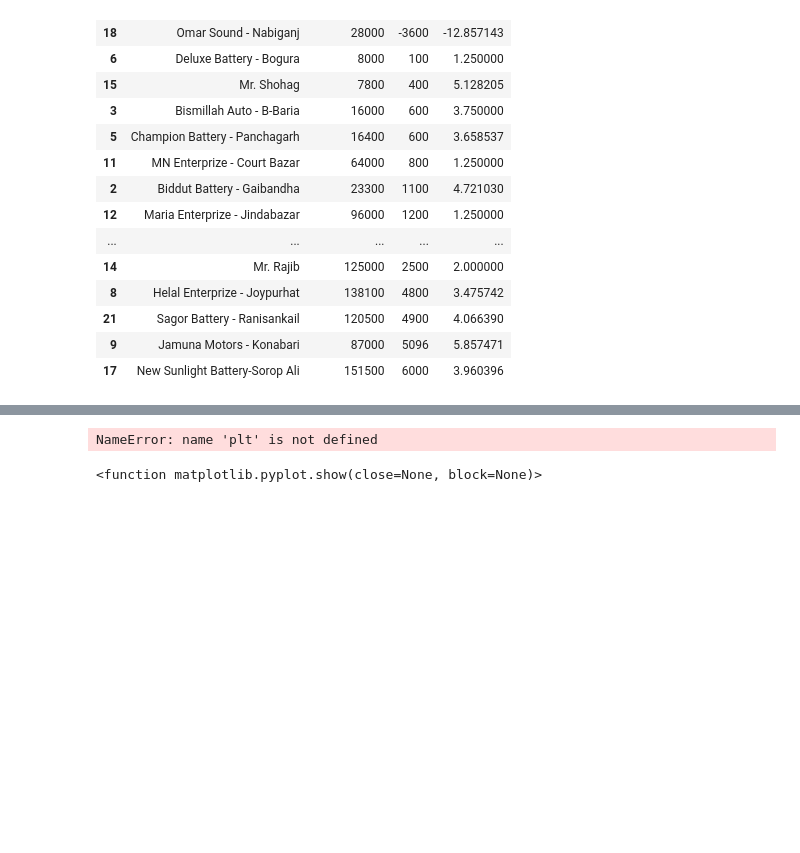
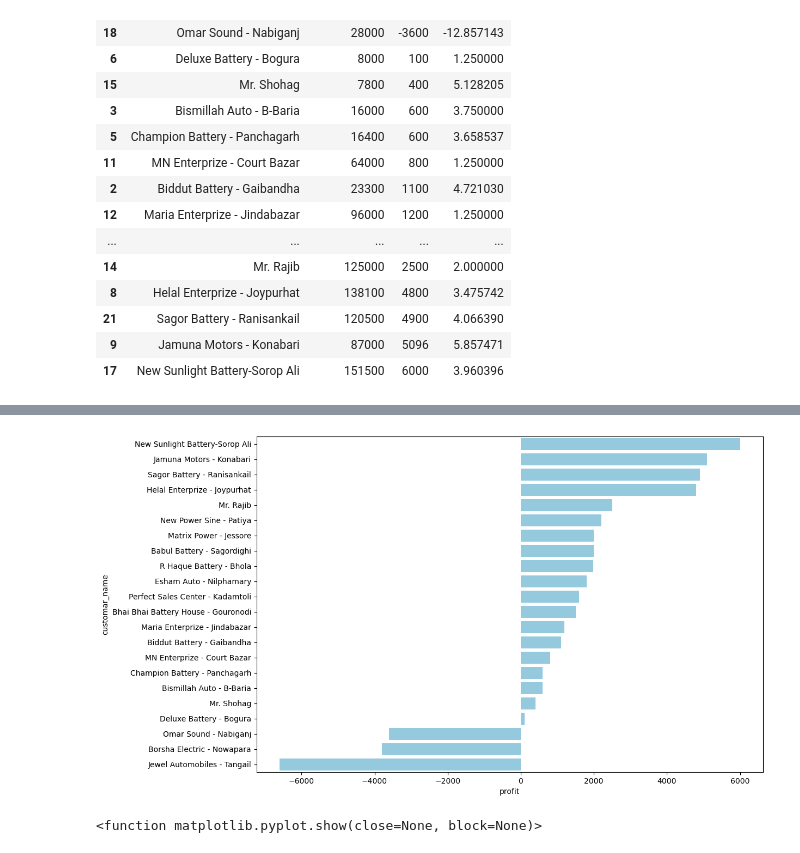
Before and after one commit to monimahmadh/Power-Up-Solutions-Business-Insight, a Jupyter notebook: keep going.ipynb, the cells around one changed output, grey strips where cells are left out. Cells and saved outputs as stored; diff of their text form; code cells hidden in the pictures; blank space fills up the shorter version.

```diff
--- a/keep going.ipynb
+++ b/keep going.ipynb
@@ -260,13 +297,13 @@ NameError: name 'plt' is not defined
 # %%
-# plt.figure(figsize=(12, 8))
-# sns.barplot(data=total_vs_profit, x='profit', y='customar_name', color='skyblue')
-# # plt.xlabel('Profit')
-# # plt.ylabel('Customer')
-# # plt.title('Customer-wise Profit')
-# plt.gca().invert_yaxis()  # Invert y-axis to display negative values at the top
-# plt.show()
+plt.figure(figsize=(12, 8))
+sns.barplot(data=total_vs_profit, x='profit', y='customar_name', color='skyblue')
+# plt.xlabel('Profit')
+# plt.ylabel('Customer')
+# plt.title('Customer-wise Profit')
+plt.gca().invert_yaxis()  # Invert y-axis to display negative values at the top
+plt.show()
 # %% [output]
-NameError: name 'plt' is not defined
+[figure, added]
 # %%
 district_based_sells = df.groupby("address",as_index=False)["total_amount"].sum().sort_values(by="total_amount")
 # %%
```
Also changed, not shown: parts of 18 cells of this notebook, 1 other file.
